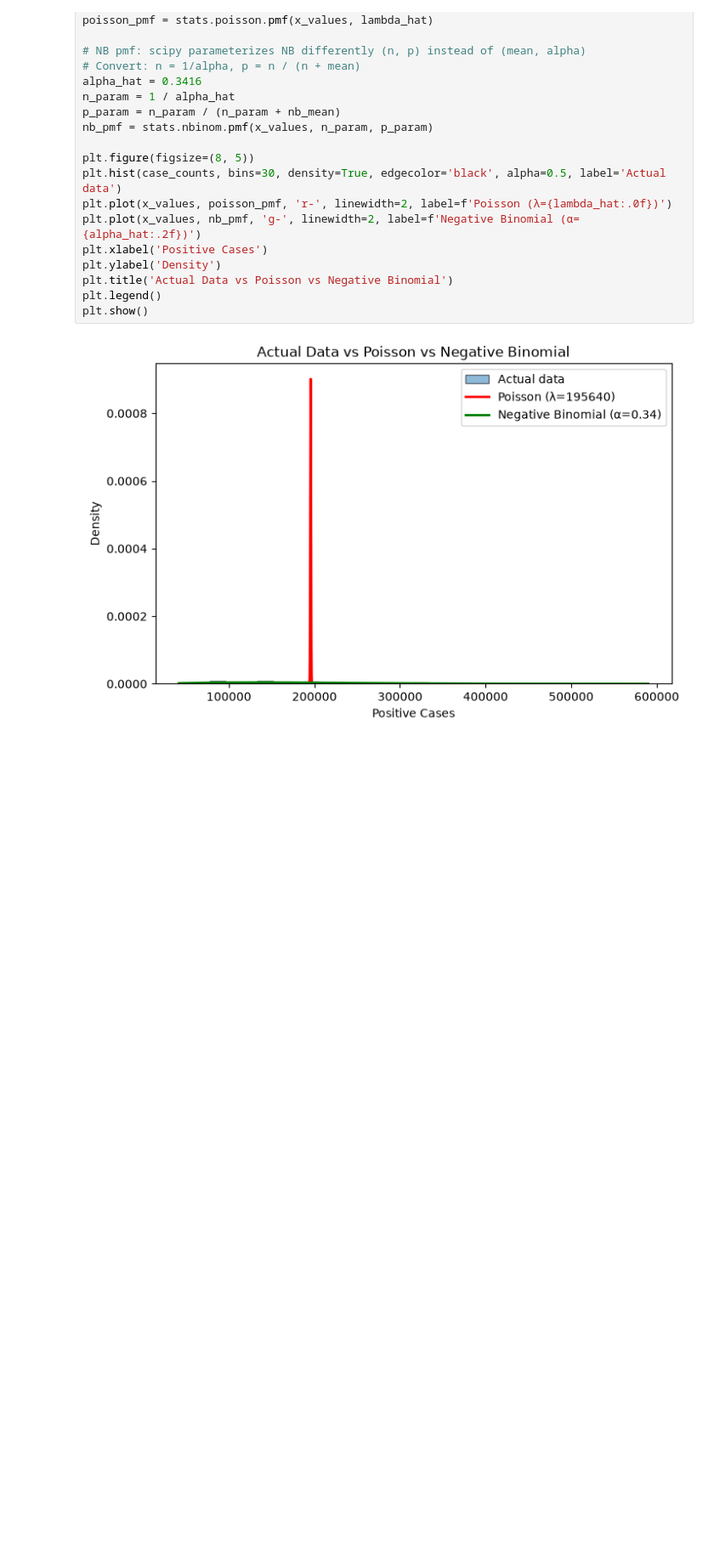
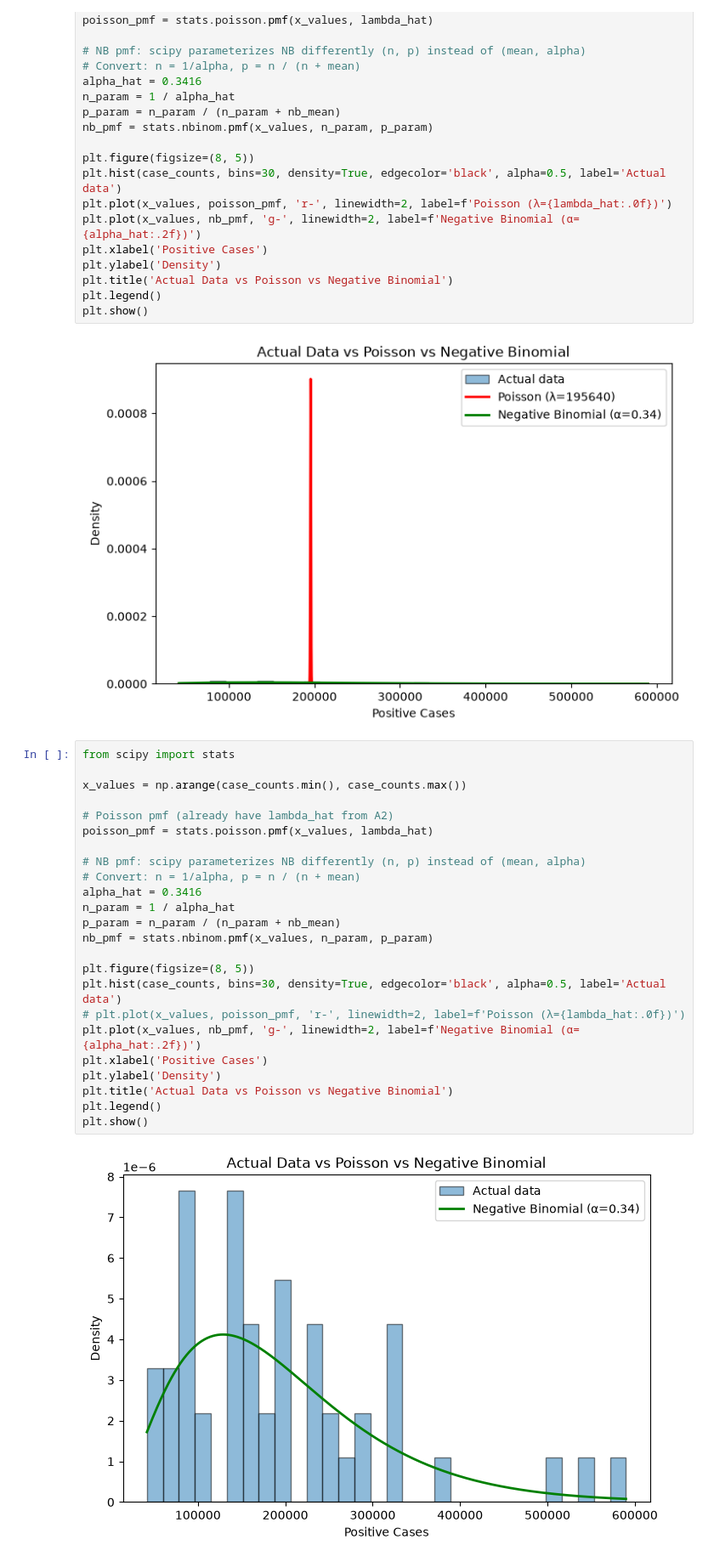
Before and after one commit to ASU-MICS-2028/mle-group-2-prosit-1, a Jupyter notebook: malaria_prosit_notebook.ipynb, the cells around one changed output. Shown at 85% size. Drawn from its saved outputs; the diff is of its cells as text; blank space fills up the shorter version.

```diff
--- a/malaria_prosit_notebook.ipynb
+++ b/malaria_prosit_notebook.ipynb
@@ -248,3 +248,29 @@ plt.legend()
 plt.show()
 # %% [output]
 [figure]
+# %%
+from scipy import stats
+
+x_values = np.arange(case_counts.min(), case_counts.max())
+
+# Poisson pmf (already have lambda_hat from A2)
+poisson_pmf = stats.poisson.pmf(x_values, lambda_hat)
+
+# NB pmf: scipy parameterizes NB differently (n, p) instead of (mean, alpha)
+# Convert: n = 1/alpha, p = n / (n + mean)
+alpha_hat = 0.3416
+n_param = 1 / alpha_hat
+p_param = n_param / (n_param + nb_mean)
+nb_pmf = stats.nbinom.pmf(x_values, n_param, p_param)
+
+plt.figure(figsize=(8, 5))
+plt.hist(case_counts, bins=30, density=True, edgecolor='black', alpha=0.5, label='Actual data')
+# plt.plot(x_values, poisson_pmf, 'r-', linewidth=2, label=f'Poisson (λ={lambda_hat:.0f})')
+plt.plot(x_values, nb_pmf, 'g-', linewidth=2, label=f'Negative Binomial (α={alpha_hat:.2f})')
+plt.xlabel('Positive Cases')
+plt.ylabel('Density')
+plt.title('Actual Data vs Poisson vs Negative Binomial')
+plt.legend()
+plt.show()
+# %% [output]
+[figure, added]
```
Also changed, not shown: parts of 1 cell of this notebook.
